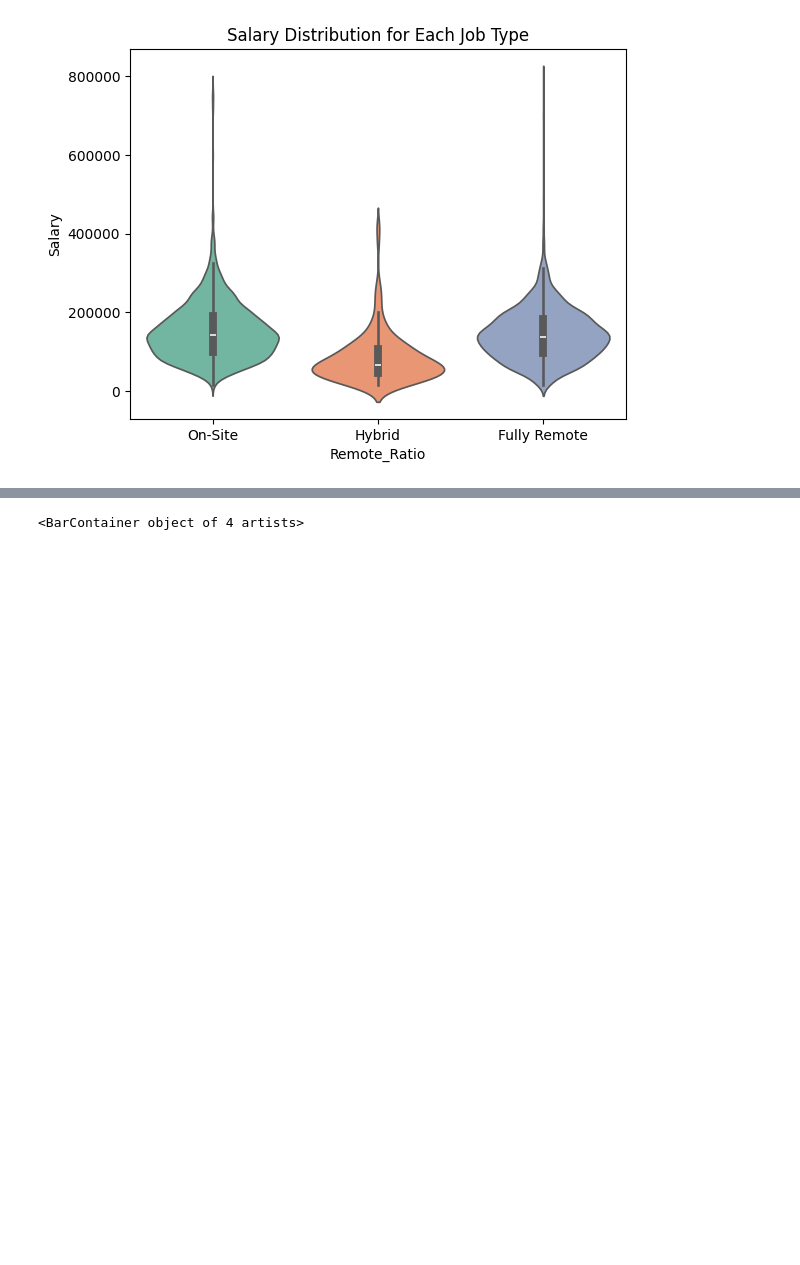
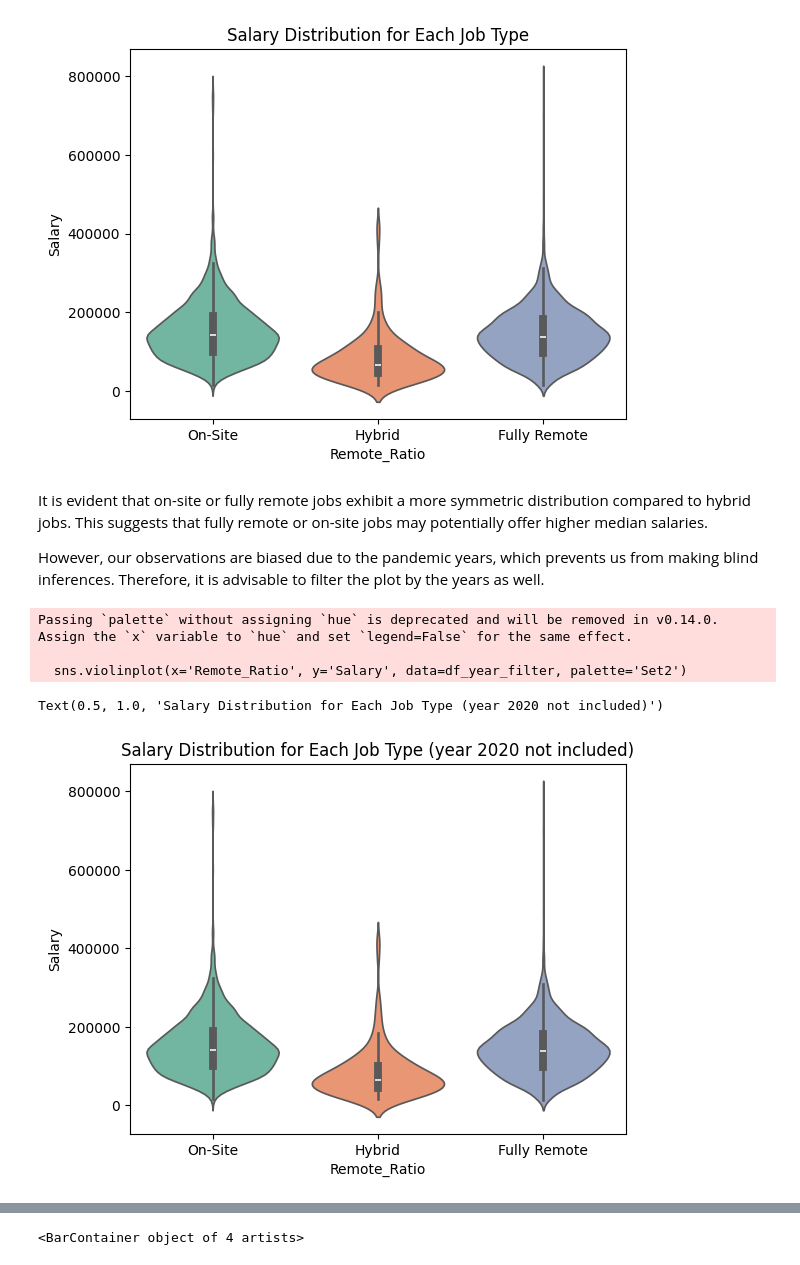
Before and after one commit to denezo/data-science-course, a Jupyter notebook: DS_CA2.ipynb, the cells around one changed output, grey strips where cells are left out. Saved outputs shown, nothing was run; the diff lists cells and outputs as text; code cells hidden in the pictures; blank space fills up the shorter version.

```diff
--- a/DS_CA2.ipynb
+++ b/DS_CA2.ipynb
@@ -1191,3 +1200,20 @@ Passing `palette` without assigning `hue` is deprecated and will be removed in v
   sns.violinplot(x='Remote_Ratio', y='Salary', data=df, palette='Set2')
 Text(0.5, 1.0, 'Salary Distribution for Each Job Type')
 [figure]
+# %% [markdown]
+It is evident that on-site or fully remote jobs exhibit a more symmetric distribution compared to hybrid jobs. This suggests that fully remote or on-site jobs may potentially offer higher median salaries.
+
+However, our observations are biased due to the pandemic years, which prevents us from making blind inferences. Therefore, it is advisable to filter the plot by the years as well.
+# %%
+job_type = {0: 'On-Site', 50: 'Hybrid', 100: 'Fully Remote'}
+
+df_year_filter = df[df['Work_Year'] > 2020]
+sns.violinplot(x='Remote_Ratio', y='Salary', data=df_year_filter, palette='Set2')
+plt.xticks(ticks=[0, 1, 2], labels=[job_type[val] for val in [0, 50, 100]])
+plt.title("Salary Distribution for Each Job Type (year 2020 not included)")
+# %% [output]
+Passing `palette` without assigning `hue` is deprecated and will be removed in v0.14.0. Assign the `x` variable to `hue` and set `legend=False` for the same effect.
+
+  sns.violinplot(x='Remote_Ratio', y='Salary', data=df_year_filter, palette='Set2')
+Text(0.5, 1.0, 'Salary Distribution for Each Job Type (year 2020 not included)')
+[figure, added]
```
Also changed, not shown: parts of 23 cells of this notebook.
